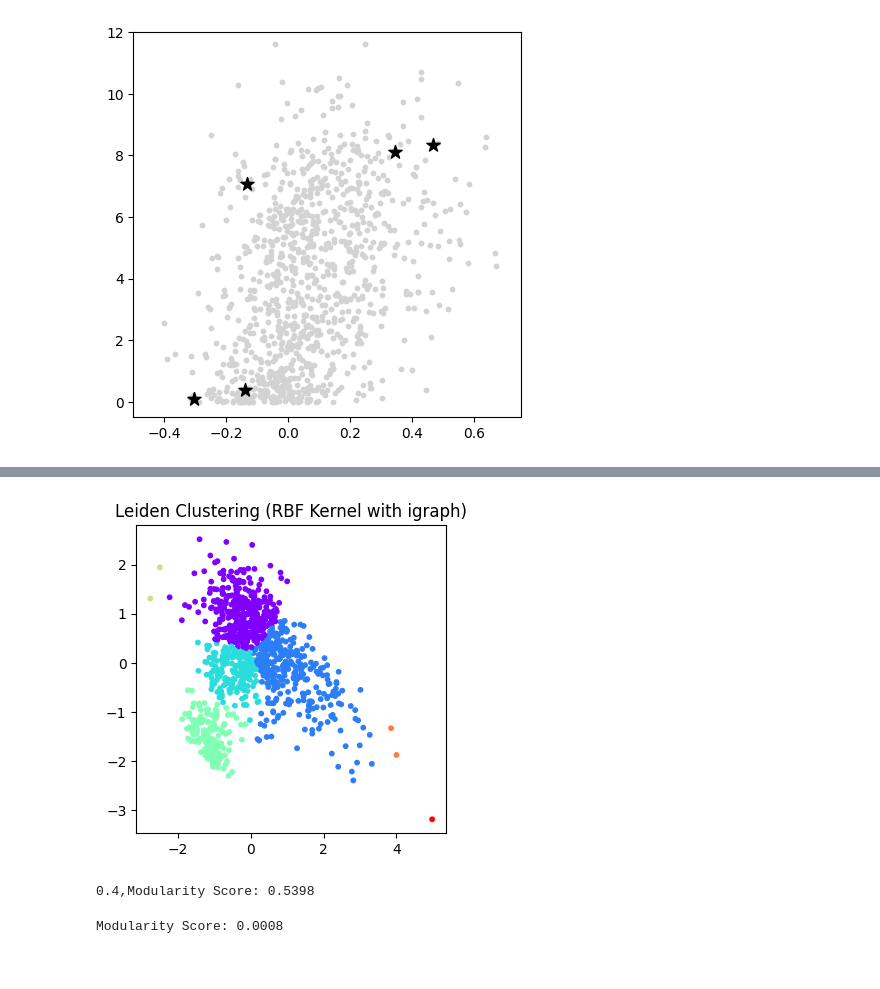
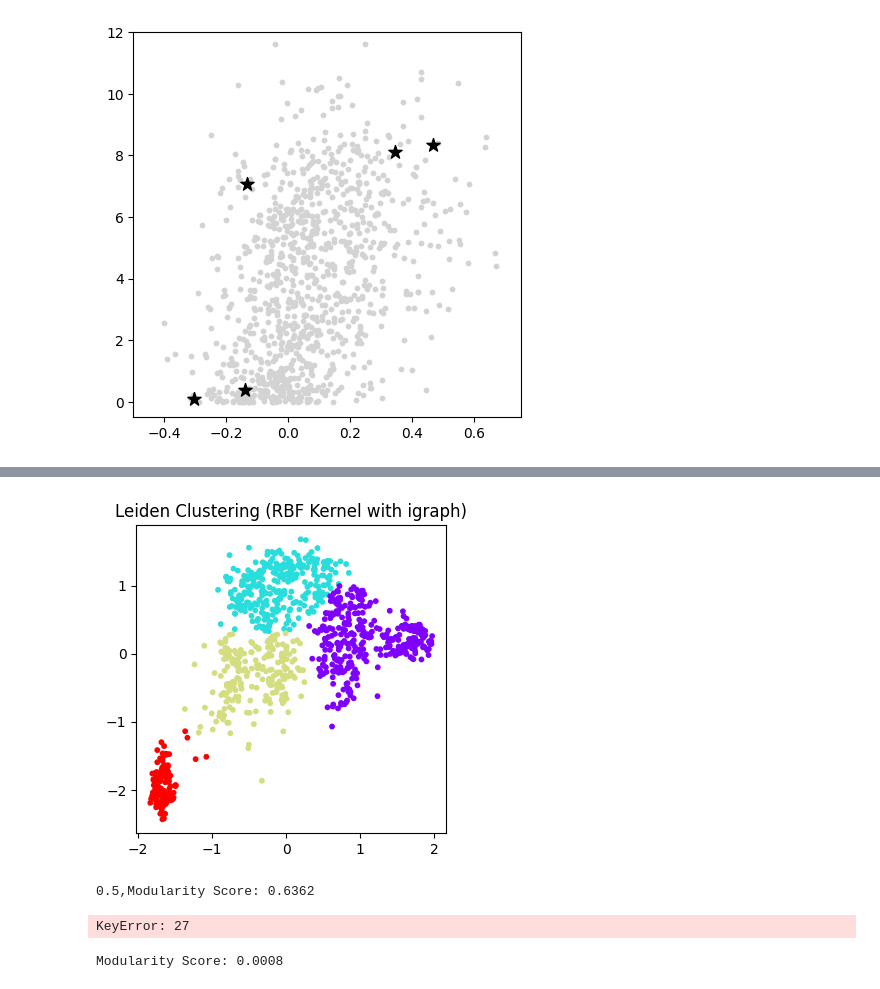
Before and after one commit to kkkkito/statemap, a Jupyter notebook: notebooks/Dimensionality_Reduction.ipynb, the cells around one changed output, grey strips where cells are left out. Drawn from its saved outputs; the diff is of its cells as text; code cells hidden in the pictures.

```diff
--- a/notebooks/Dimensionality_Reduction.ipynb
+++ b/notebooks/Dimensionality_Reduction.ipynb
@@ -140,14 +107,0 @@ plt.savefig('../result/figure.svg',dpi=300)
-# %%
-#Fig. S3c. d
-#Leiden Clustering
-import leidenalg as la
-embedding = pd.read_csv("../trimap_hippo.csv",index_col=0).values
-scaled_embedding = StandardScaler().fit_transform(embedding)
-W_rbf = rbf_kernel(scaled_embedding, gamma=5)
-G_rbf = nx.from_numpy_array(W_rbf)
-partition = la.find_partition(G_rbf, la.RBConfigurationVertexPartition,resolution_parameter=1.0)
-
-leiden_labels = np.array(partition.membership)
-plt.scatter(
-    scaled_embedding[:, 0],
-    scaled_embedding[:, 1], c=leiden_labels, s=10)
@@ -213,6 +183,29 @@ for r in range(1,21):
+# %%
+for r in [0]:
+    r = 0.5
+    partition = la.find_partition(
+        G_igraph,
+        la.RBConfigurationVertexPartition,
+        weights='weight',
+        resolution_parameter=r,
+        seed=0)
+
+    leiden_labels = np.array(partition.membership)
+    plt.figure(figsize=(4, 4))
+    plt.scatter(scaled_embedding[:, 0], scaled_embedding[:, 1], c=leiden_labels, s=10, cmap='rainbow')
+    plt.title("Leiden Clustering (RBF Kernel with igraph)")
+    plt.savefig('../result/figure.svg',dpi=300)
+
+    plt.show()
+
+    modularity = G_igraph.modularity(partition.membership, weights='weight')
+    print(f"{r},Modularity Score: {modularity:.4f}")
+# %% [output]
+[figure, added]
+0.5,Modularity Score: 0.6362
 # %%
 for r in [0]:
-    r = 0.4
+    r = 0.3
     partition = la.find_partition(
         G_igraph,
         la.RBConfigurationVertexPartition,
@@ -221,16 +214,20 @@ for r in [0]:
         seed=0)
 
     leiden_labels = np.array(partition.membership)
+    mapping = {4: 4, 2: 1, 1: 3, 0: 2, 3: 0}
+
+    updated_labels = [mapping[x] for x in leiden_labels]
     plt.figure(figsize=(4, 4))
-    plt.scatter(scaled_embedding[:, 0], scaled_embedding[:, 1], c=leiden_labels, s=10, cmap='rainbow')
+    plt.scatter(scaled_embedding[:, 0], scaled_embedding[:, 1], c=updated_labels, s=10, cmap='rainbow')
     plt.title("Leiden Clustering (RBF Kernel with igraph)")
+    plt.savefig('../result/figure.svg',dpi=300)
+
     plt.show()
 
     modularity = G_igraph.modularity(partition.membership, weights='weight')
     print(f"{r},Modularity Score: {modularity:.4f}")
 # %% [output]
-[figure, removed]
-0.4,Modularity Score: 0.5398
+KeyError: 27
 # %%
 modularity = partition.modularity
 print(f"Modularity Score: {modularity:.4f}")
```
Also changed, not shown: parts of 18 cells of this notebook.
